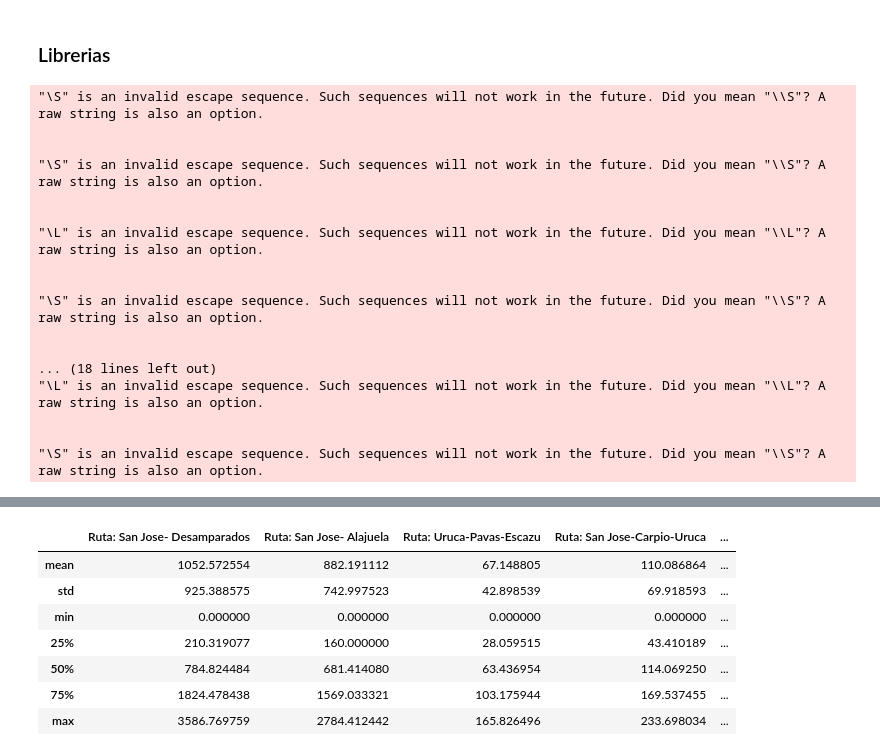
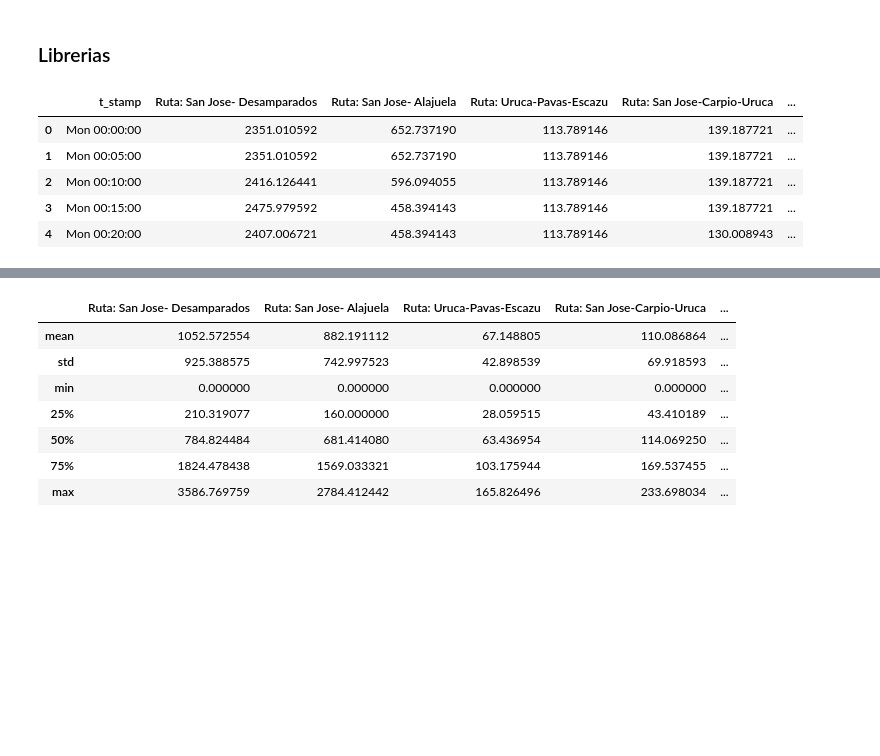
Before and after one commit to Gabriel-Aleman/Estudio-Movilidad-Electrica-, a Jupyter notebook: myNotebook.ipynb, the cells around one changed output, grey strips where cells are left out. Cells and saved outputs as stored; diff of their text form; code cells hidden in the pictures; blank space fills up the shorter version.

```diff
--- a/myNotebook.ipynb
+++ b/myNotebook.ipynb
@@ -6,31 +9,21 @@ import pandas as pd
 # %%
-ruta_a = pd.read_csv("Data\SanJoseDesampa.csv")
-ruta_b = pd.read_csv("Data\SanJoseAlajuela.csv")
-ruta_c = pd.read_csv("Data\LaUrucaPavasEscazu.csv")
-ruta_d = pd.read_csv("Data\SanJoseCarpioUruca.csv")
+ruta_a = pd.read_csv("Data\\SanJoseDesampa.csv")
+ruta_b = pd.read_csv("Data\\SanJoseAlajuela.csv")
+ruta_c = pd.read_csv("Data\\LaUrucaPavasEscazu.csv")
+ruta_d = pd.read_csv("Data\\SanJoseCarpioUruca.csv")
-# %% [output]
-"\S" is an invalid escape sequence. Such sequences will not work in the future. Did you mean "\\S"? A raw string is also an option.
-
-
-"\S" is an invalid escape sequence. Such sequences will not work in the future. Did you mean "\\S"? A raw string is also an option.
-
-
-"\L" is an invalid escape sequence. Such sequences will not work in the future. Did you mean "\\L"? A raw string is also an option.
-
-
-"\S" is an invalid escape sequence. Such sequences will not work in the future. Did you mean "\\S"? A raw string is also an option.
-
-
-... (18 lines left out)
-"\L" is an invalid escape sequence. Such sequences will not work in the future. Did you mean "\\L"? A raw string is also an option.
-
-
-"\S" is an invalid escape sequence. Such sequences will not work in the future. Did you mean "\\S"? A raw string is also an option.
 # %%
 df=pd.DataFrame()
 df["t_stamp"] = ruta_a["time"]
 df["Ruta: San Jose- Desamparados"]  = ruta_a["Trabajo grupal"]
 df["Ruta: San Jose- Alajuela"]      = ruta_b["Trabajo grupal"]
 df["Ruta: Uruca-Pavas-Escazu"]      = ruta_c["Trabajo grupal"]
 df["Ruta: San Jose-Carpio-Uruca"]   = ruta_d["Trabajo grupal"]
 df["Consumo total (kW)"] = df["Ruta: San Jose-Carpio-Uruca"]+df["Ruta: San Jose- Desamparados"]+df["Ruta: San Jose- Alajuela"]+df["Ruta: Uruca-Pavas-Escazu"]
+df.head()
+# %% [output]
+|  | t_stamp | Ruta: San Jose- Desamparados | Ruta: San Jose- Alajuela | Ruta: Uruca-Pavas-Escazu | Ruta: San Jose-Carpio-Uruca | ... |
+| 0 | Mon 00:00:00 | 2351.010592 | 652.737190 | 113.789146 | 139.187721 | ... |
+| 1 | Mon 00:05:00 | 2351.010592 | 652.737190 | 113.789146 | 139.187721 | ... |
+| 2 | Mon 00:10:00 | 2416.126441 | 596.094055 | 113.789146 | 139.187721 | ... |
+| 3 | Mon 00:15:00 | 2475.979592 | 458.394143 | 113.789146 | 139.187721 | ... |
+| 4 | Mon 00:20:00 | 2407.006721 | 458.394143 | 113.789146 | 130.008943 | ... |
```
Also changed, not shown: parts of 9 cells of this notebook, 2 other files.
